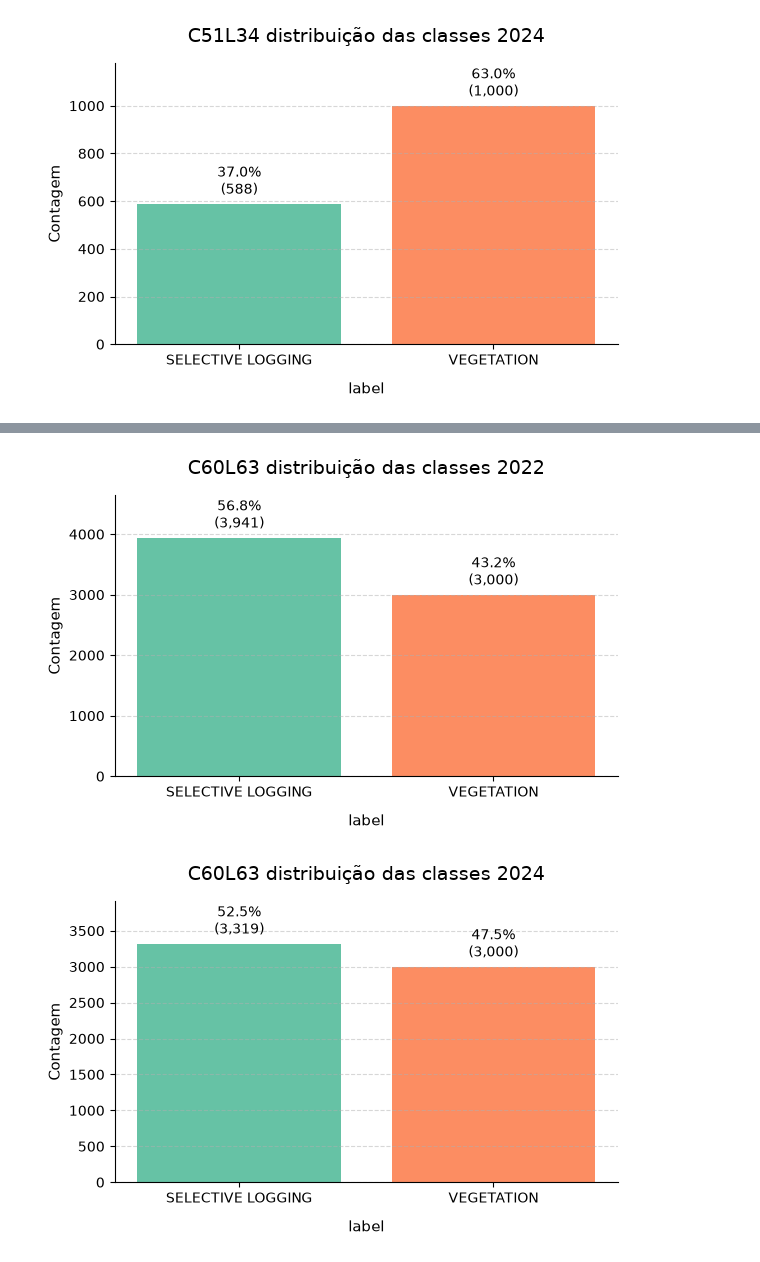
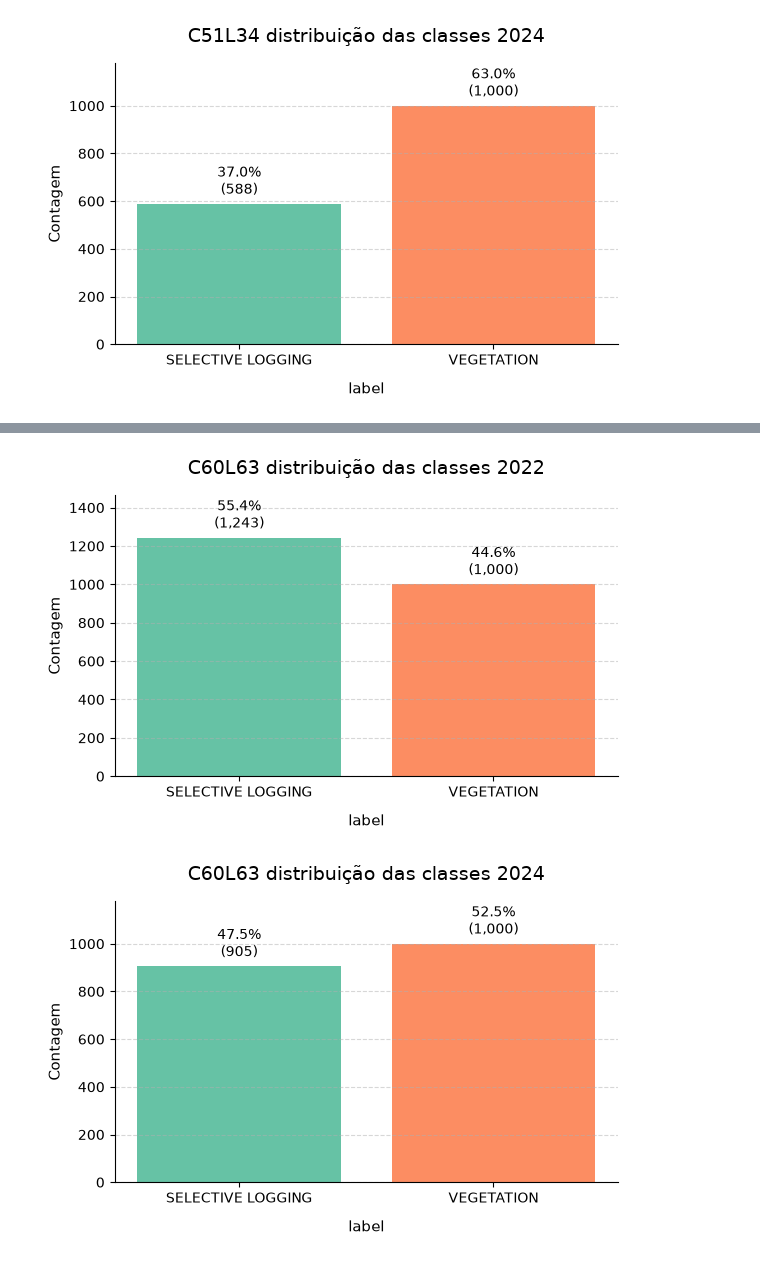
Before and after one commit to AbnerErnaniADSFatec/analise-disturbios-gfm, a Jupyter notebook: 1_preprocessing-samples.ipynb, the cells around one changed output, grey strips where cells are left out. Cells and saved outputs as stored; diff of their text form; code cells hidden in the pictures.

Commit message:
Add plot

```diff
--- a/1_preprocessing-samples.ipynb
+++ b/1_preprocessing-samples.ipynb
@@ -392,14 +392,14 @@ for year in years_:
 
         samples_points = sample_points_in_polygons(
             samples,
-            n_points_per_polygon=10,
+            n_points_per_polygon=1,
             top_n=1,
             class_column="label",
             negative_buffer=2,
-            max_eroded_ratio=1,
-            # exclude_gdf=mask_source,
-            # exclude_buffer=20,
-            min_distance=10
+            max_eroded_ratio=0.5,
+            exclude_gdf=mask_source,
+            exclude_buffer=20,
+            min_distance=5
         )
 
         samples_points["tile"] = tile_id
@@ -529,7 +562,7 @@ amazonia_terraclass_mask = {
 amazonia_terraclass_label_mask = {
     'VEGETACAO NATURAL FLORESTAL PRIMARIA': "VEGETATION"
 }
-veg_n_samples = 3000
+veg_n_samples = 1000
 
 date_column = "date"
 
@@ -538,11 +571,22 @@ label_mask = {
     "degradation": "DEGRADATION",
     "agriculture": "AGRICULTURE"
 }
+label_mask_cs = "SELECTIVE LOGGING"
 n_points_per_deter = 1
 
 for year in years_:
     for tile_id in tile_ids:
         tile_file_name = f"tile_{tile_id}_WGS84"
+        mask_file_name = f"MaskSources_{tile_id}"
+
+        mask_source = gpd.read_file(f"{tiles_path}/{tile_id}/{mask_file_name}.gpkg")
+        mask_source["label"] = mask_source["family_class"]
+        mask_source = mask_source[["label", "geometry"]]
+        mask_source = dissolver_por_classe(
+            mask_source,
+            coluna_classe='label'
+        )
+
         tile = gpd.read_file(f"{tiles_path}/{tile_id}/{tile_file_name}.gpkg")
         if tile.crs != "EPSG:4326":
             tile = tile.to_crs(epsg=4326)
@@ -560,35 +604,58 @@ for year in years_:
         samples = samples[samples[date_column].dt.year == year]
         # samples = samples[samples[date_column].dt.month.between(1, 6)]
         # print(datetime.strptime(samples["date_multisource"][0], "%Y-%m-%d")
 
         samples["label"] = label_mask_cs
         samples["tile"] = tile_id
         samples["year"] = year
         samples = samples[["year", "label", "tile", "geometry"]]
 
         samples.to_csv(f"{samples_path}/samples_{tile_id}_{year}.csv", index=False)
 
         samples_points = sample_points_in_polygons(
-            samples, n_points_per_polygon=1, top_n=1,
-            class_column="label", negative_buffer=5
+            samples,
+            n_points_per_polygon=1,
+            top_n=1,
+            class_column="label",
+            negative_buffer=2,
+            max_eroded_ratio=0.5,
+            # exclude_gdf=mask_source,
+            # exclude_buffer=20,
+            min_distance=5
         )
 
         samples_points["tile"] = tile_id
         samples_points["year"] = year
         samples_points = samples_points[["year", "label", "tile", "geometry"]]
 
-        samples_veg = extract_samples_from_tiff(amazonia_class[year]["raster"], amazonia_terraclass_mask, year, veg_n_samples, tile)
+        mask_source = pd.concat([
+            dissolver_por_classe(
+                samples[["label", "geometry"]],
+                coluna_classe='label'
+            ),
+            mask_source
+        ], ignore_index=True)
+
+        samples_veg = extract_samples_from_tiff(
+            amazonia_class[year]["raster"],
+            amazonia_terraclass_mask,
+            year,
+            veg_n_samples,
+            tile,
+            exclude_gdf=mask_source,
+            exclude_buffer=30
+        )
         samples_veg = samples_veg.to_crs(samples.crs)
 
         class_column = "label"
         labels = list(set(samples_veg[class_column]))
         for label in labels:
             samples_veg.loc[samples_veg[class_column] == label, class_column] = amazonia_terraclass_label_mask[label]
 
         samples_points = pd.concat([samples_points, samples_veg], ignore_index=True)
         samples_points.to_csv(f"{samples_path}/samples_{tile_id}_{year}_points.csv", index=False)
 
         plot_balance_bar(samples_points, "label", f"{tile_id} distribuição das classes {year}", figsize = (6, 4))
 # %% [output]
-[figure, old version]
+[figure, new version]
-[figure, old version]
+[figure, new version]
```
Also changed, not shown: parts of 3 cells of this notebook, 32 other files.
